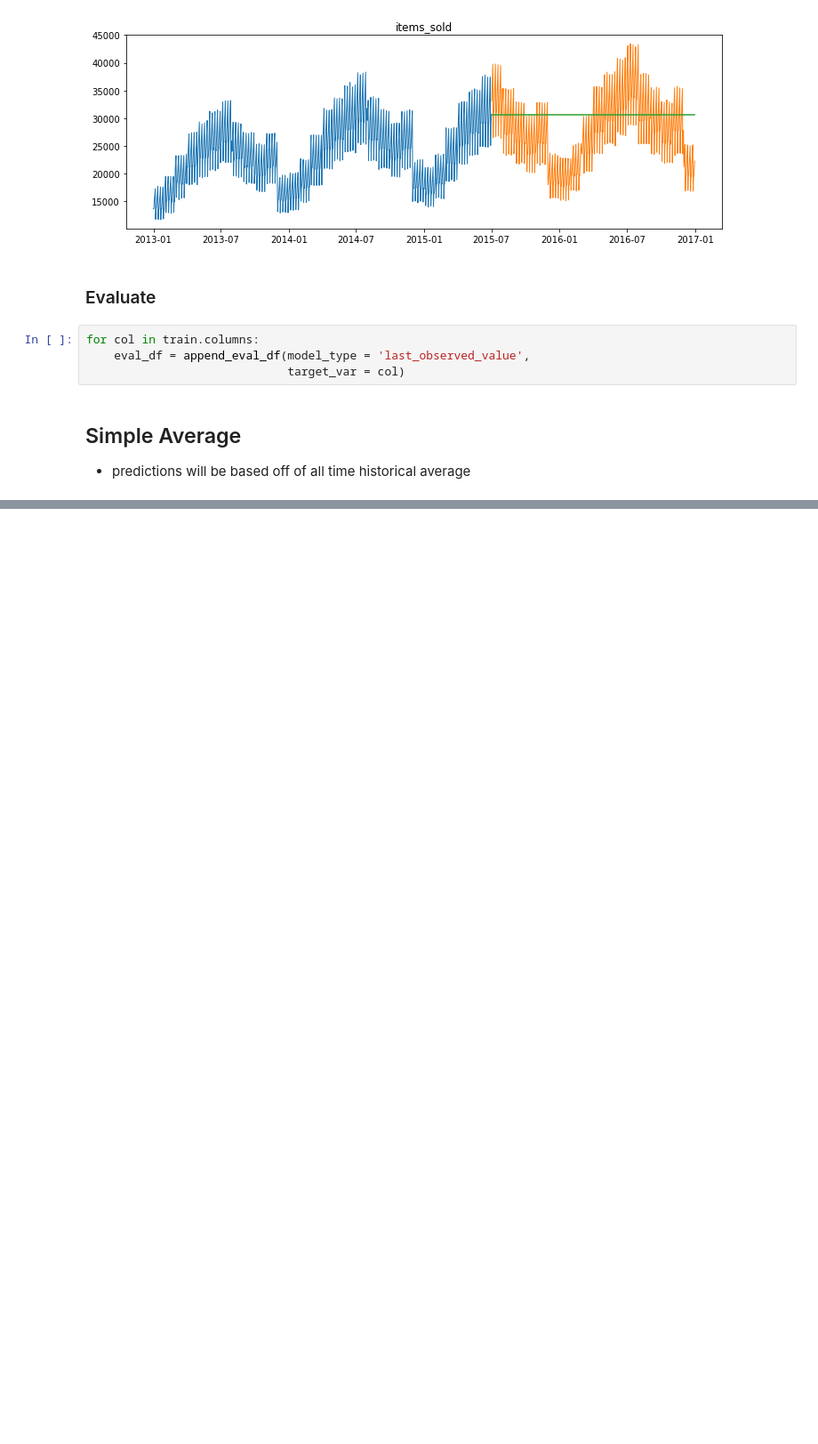
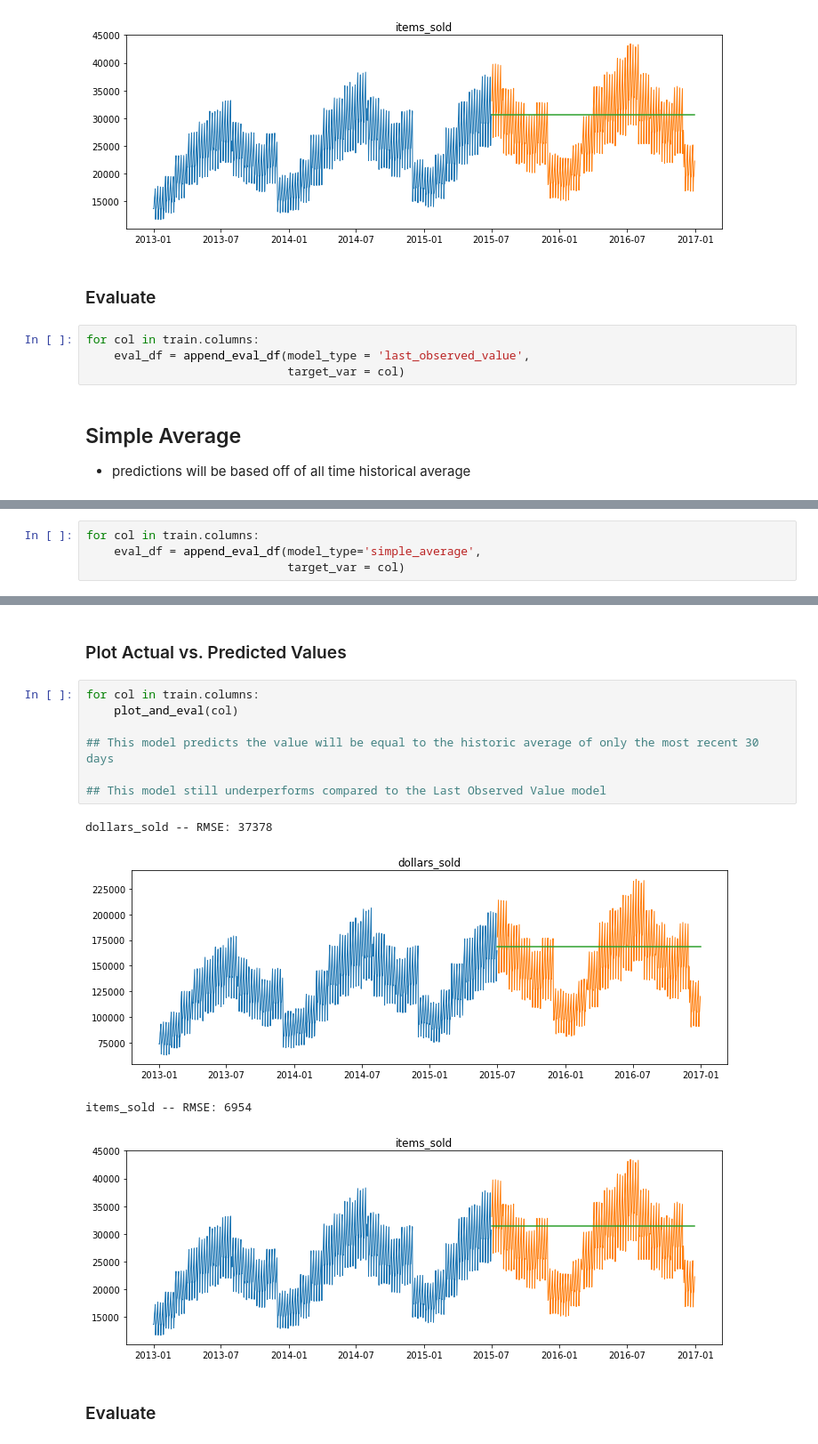
Before and after one commit to johngrinstead/time-series-exercises, a Jupyter notebook: modeling_lesson.ipynb, the cells around one changed output, grey strips where cells are left out. Shown at 89% size. Saved outputs shown, nothing was run; the diff lists cells and outputs as text; blank space fills up the shorter version.

```diff
--- a/modeling_lesson.ipynb
+++ b/modeling_lesson.ipynb
@@ -198,0 +238,4 @@ for col in train.columns:
+# %%
+for col in train.columns:
+    eval_df = append_eval_df(model_type='simple_average',
+                             target_var = col)
@@ -198,0 +265,16 @@ for col in train.columns:
+# %% [markdown]
+### Plot Actual vs. Predicted Values
+# %%
+for col in train.columns:
+    plot_and_eval(col)
+
+## This model predicts the value will be equal to the historic average of only the most recent 30 days
+
+## This model still underperforms compared to the Last Observed Value model
+# %% [output]
+dollars_sold -- RMSE: 37378
+[figure, added]
+items_sold -- RMSE: 6954
+[figure, added]
+# %% [markdown]
+### Evaluate
```
Also changed, not shown: parts of 41 cells of this notebook.
